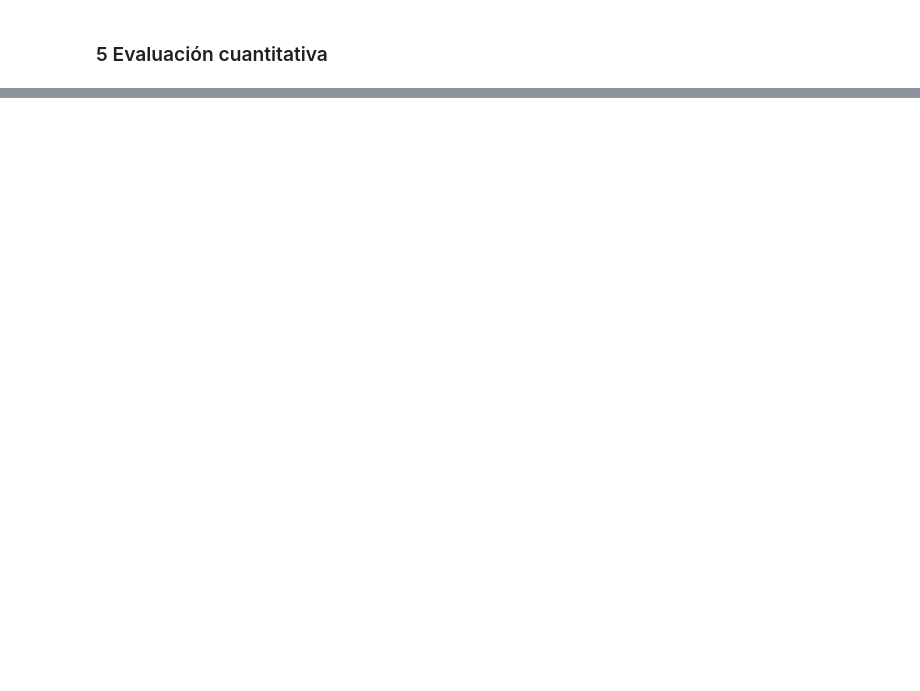
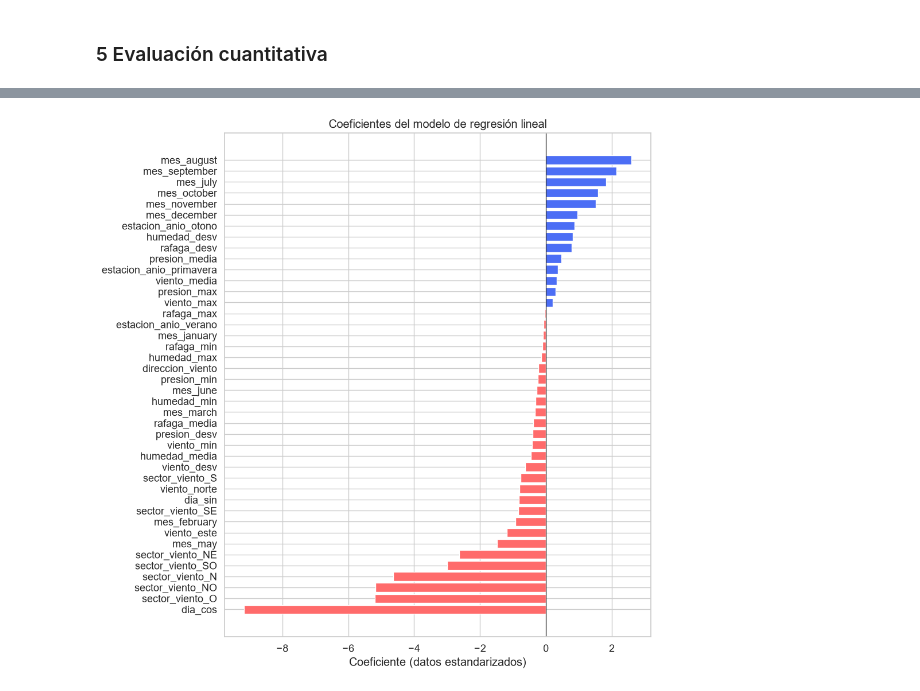
Before and after one commit to mzambranob/Fork-MaterialDeClase-ISIS-2611, a Jupyter notebook: 202620/Laboratorios/L1/laboratorio_1.ipynb, the cells around one changed output, grey strips where cells are left out. Saved outputs shown, nothing was run; the diff lists cells and outputs as text; code cells hidden in the pictures; blank space fills up the shorter version.

```diff
--- a/202620/Laboratorios/L1/laboratorio_1.ipynb
+++ b/202620/Laboratorios/L1/laboratorio_1.ipynb
@@ -971,0 +990,13 @@ A partir de la tabla comparativa se puede concluir que el modelo con codificaci
+# %%
+preprocesamiento = modelos_finales[mejores_nombres[0]].named_steps["preprocesamiento"]
+modelo = modelos_finales[mejores_nombres[0]].named_steps["regresion"]
+
+nombres_variables = [n.split("__")[-1] for n in preprocesamiento.get_feature_names_out()]
+
+Xt_train = preprocesamiento.transform(X_train)
+if scipy.sparse.issparse(Xt_train):
+    Xt_train = Xt_train.toarray()
+Xt_train_df = pd.DataFrame(Xt_train, columns=nombres_variables, index=X_train.index)
+
+y_train_pred = modelos_finales[mejores_nombres[0]].predict(X_train)
+residuales = np.array(y_train - y_train_pred)
@@ -971,0 +1005,5 @@ A partir de la tabla comparativa se puede concluir que el modelo con codificaci
+# %%
+print("Intercepto:", round(modelo.intercept_,4))
+
+coef_df = pd.DataFrame({"Variable": nombres_variables, "Coeficiente": modelo.coef_})
+coef_df.reindex(coef_df["Coeficiente"].abs().sort_values(ascending=False).index).head(15)
@@ -971,0 +1028,13 @@ A partir de la tabla comparativa se puede concluir que el modelo con codificaci
+# %%
+coef_ordenado = coef_df.sort_values("Coeficiente")
+colores = ["#FF6B6B" if c < 0 else "#4C6EF5" for c in coef_ordenado["Coeficiente"]]
+
+plt.figure(figsize=(10,10))
+plt.barh(coef_ordenado["Variable"], coef_ordenado["Coeficiente"], color = colores)
+plt.axvline(0, color="black", linewidth = 0.8)
+plt.xlabel("Coeficiente (datos estandarizados)")
+plt.title("Coeficientes del modelo de regresión lineal")
+plt.tight_layout()
+plt.show()
+# %% [output]
+[figure, added]
```
Also changed, not shown: parts of 29 cells of this notebook.
